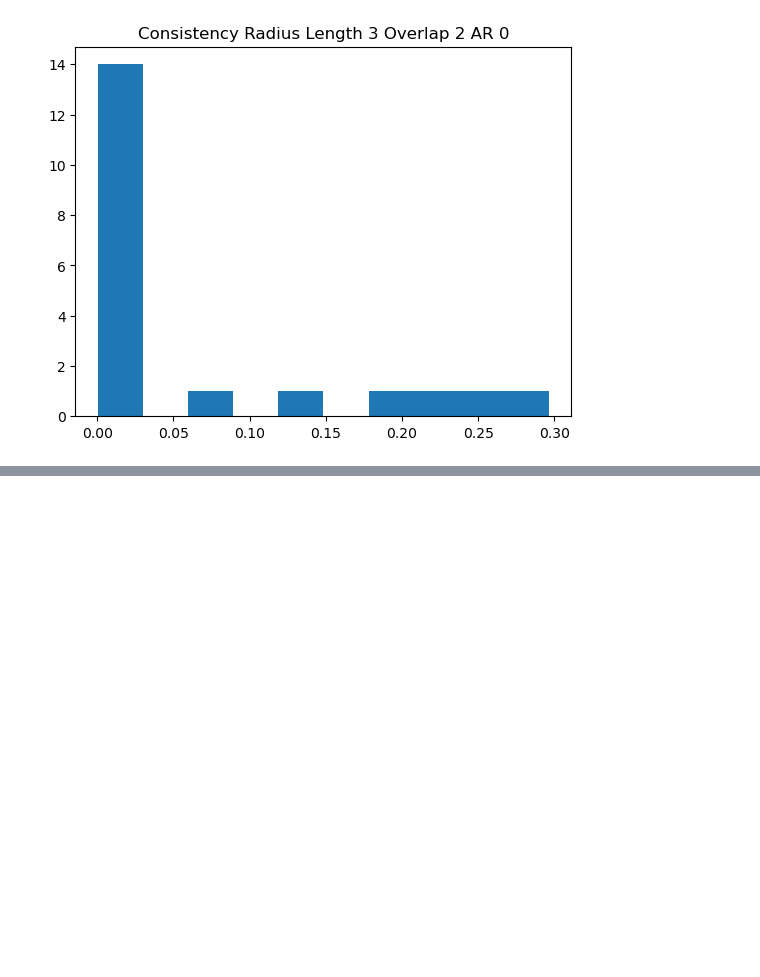
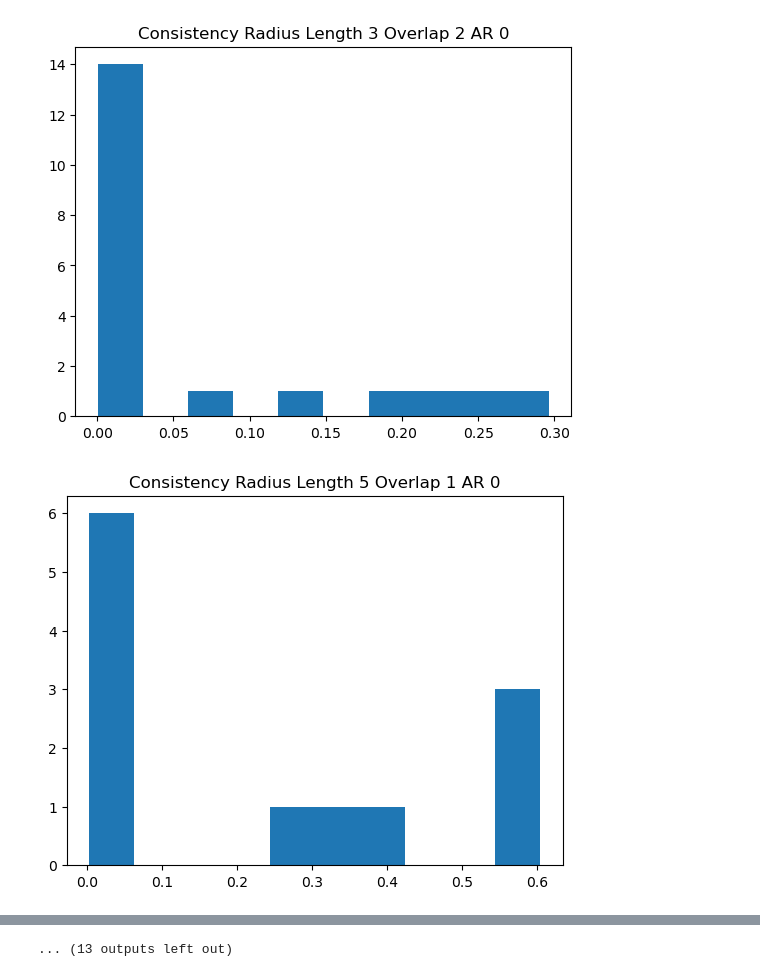
Before and after one commit to roberta-southwood/moose-wolves-sheaf, a Jupyter notebook: two-way/Two_way_AR_debug.ipynb, the cells around one changed output, grey strips where cells are left out. Cells and saved outputs as stored; diff of their text form; code cells hidden in the pictures; blank space fills up the shorter version.

```diff
--- a/two-way/Two_way_AR_debug.ipynb
+++ b/two-way/Two_way_AR_debug.ipynb
@@ -161,7 +161,7 @@ parts=json.load(open('/Users/trixiesouthwood/Downloads/research/two_way_parts_co
 nets=json.load(open('/Users/trixiesouthwood/Downloads/research/two_way_nets_copy.json'))
 # %%
 
-lengths = [2, 3]
+lengths = [2, 3, 5, 6, 10, 12]
 AR0_dict = {}
 
 for l in lengths:
@@ -239,30 +239,31 @@ for l in lengths:
                                     datum = str(year) + "-" + sheaf_name
                                     value = float(row[data_name])
 
                                     dsem_values[sheaf_name].append((year,value))
 
                         idx = idx + 1
 
 
                 for c in shf.GetCellIndexList():
                     shf.MaximallyExtendCell(c)
 
 
                 shf.FuseAssignment()
 
                 consistency_radius.append(shf.ComputeConsistencyRadius())
 
                 years=[startyear + year for year in range(npts)]
 
         key = f"length{l}_overlap{o}_AR0"
 
         AR0_dict[key] = consistency_radius
 
 
         plt.hist(consistency_radius)
         plt.title(f"Consistency Radius Length {l} Overlap {o} AR 0")
         plt.show()
 # %% [output]
 [figure]
 [figure]
 [figure]
+[figure, added]
@@ -269,2 +278,3 @@ for l in lengths:
+... (13 outputs left out)
 # %%
 
```
Also changed, not shown: parts of 4 cells of this notebook, 7 other files.
